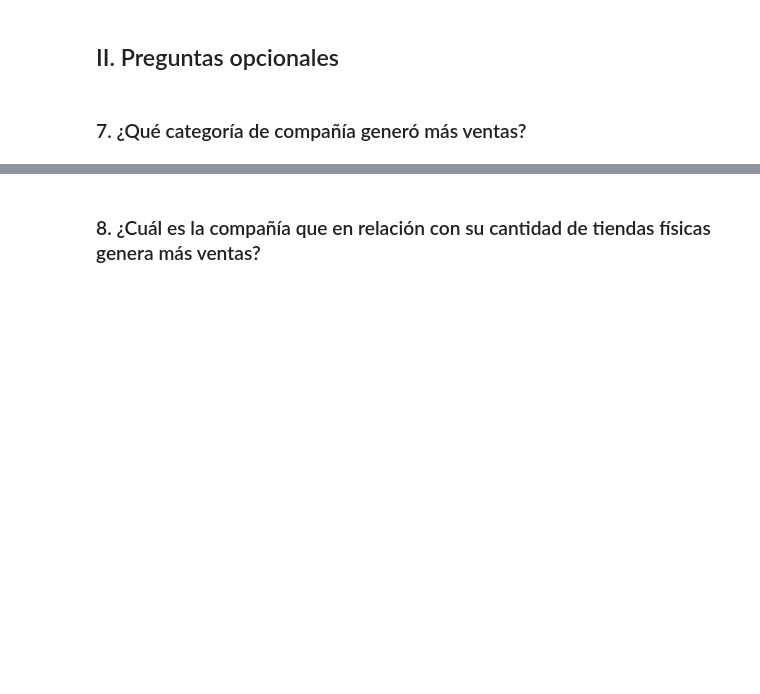
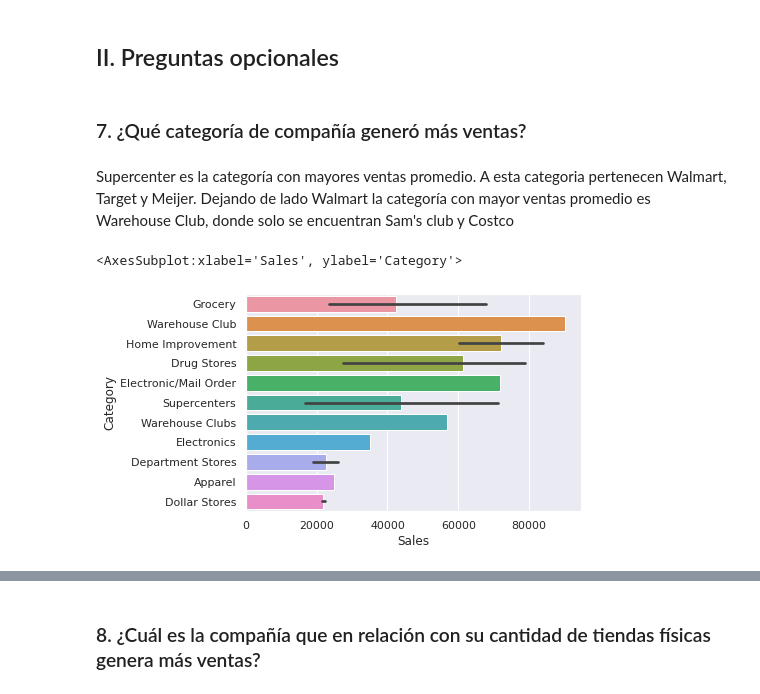
Before and after one commit to HarryVargas96/Retail, a Jupyter notebook: Retail_USA.ipynb, the cells around one changed output, grey strips where cells are left out. Cells and saved outputs as stored; diff of their text form; code cells hidden in the pictures; blank space fills up the shorter version.

```diff
--- a/Retail_USA.ipynb
+++ b/Retail_USA.ipynb
@@ -167,3 +298,11 @@ Coeficiente de correlación de Pearson quitando Walmart: 0.0229
 ## II. Preguntas opcionales
 # %% [markdown]
 ### 7. ¿Qué categoría de compañía generó más ventas?
+# %% [markdown]
+Supercenter es la categoría con mayores ventas promedio. A esta categoria pertenecen Walmart, Target y Meijer.
+Dejando de lado Walmart la categoría con mayor ventas promedio es Warehouse Club, donde solo se encuentran Sam's club y Costco
+# %%
+sns.barplot(data=retail_2, y='Category',x = 'Sales')
+# %% [output]
+<AxesSubplot:xlabel='Sales', ylabel='Category'>
+[figure, added]
```
Also changed, not shown: parts of 26 cells of this notebook.
